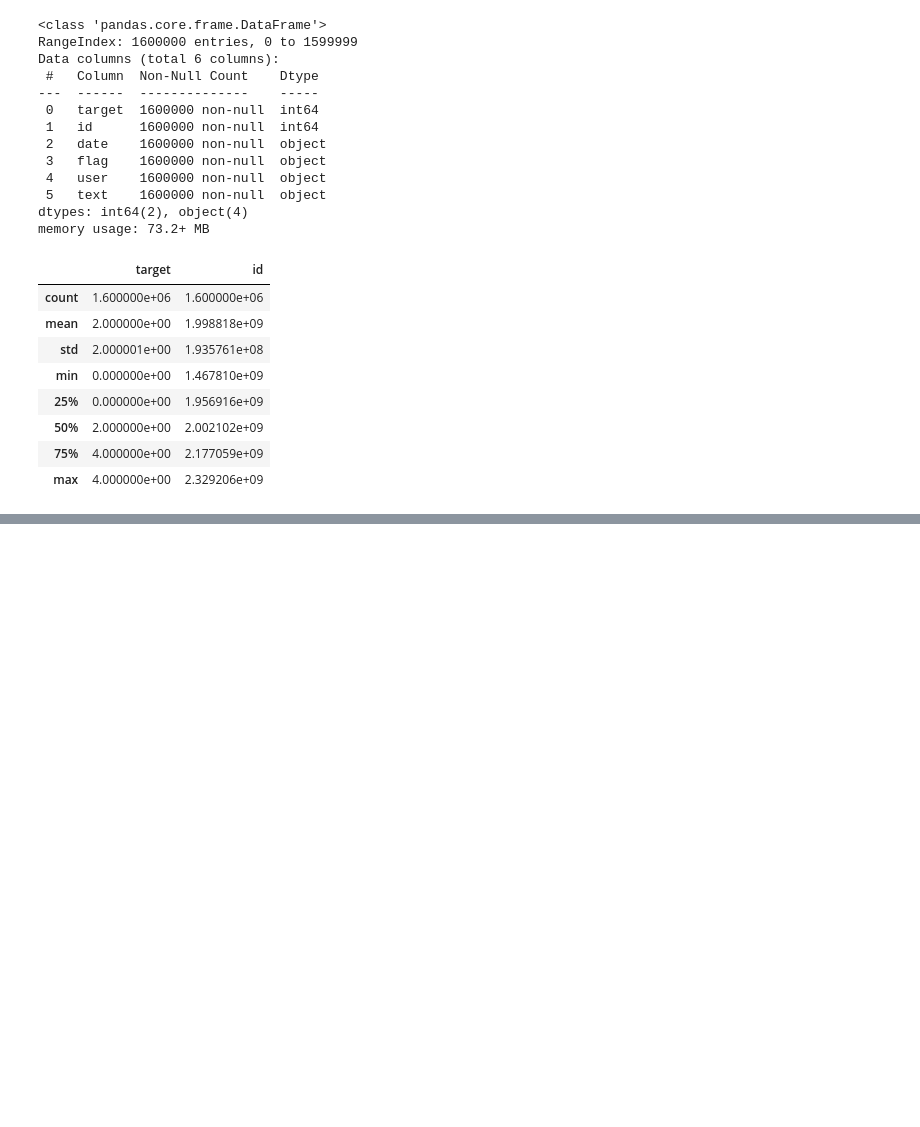
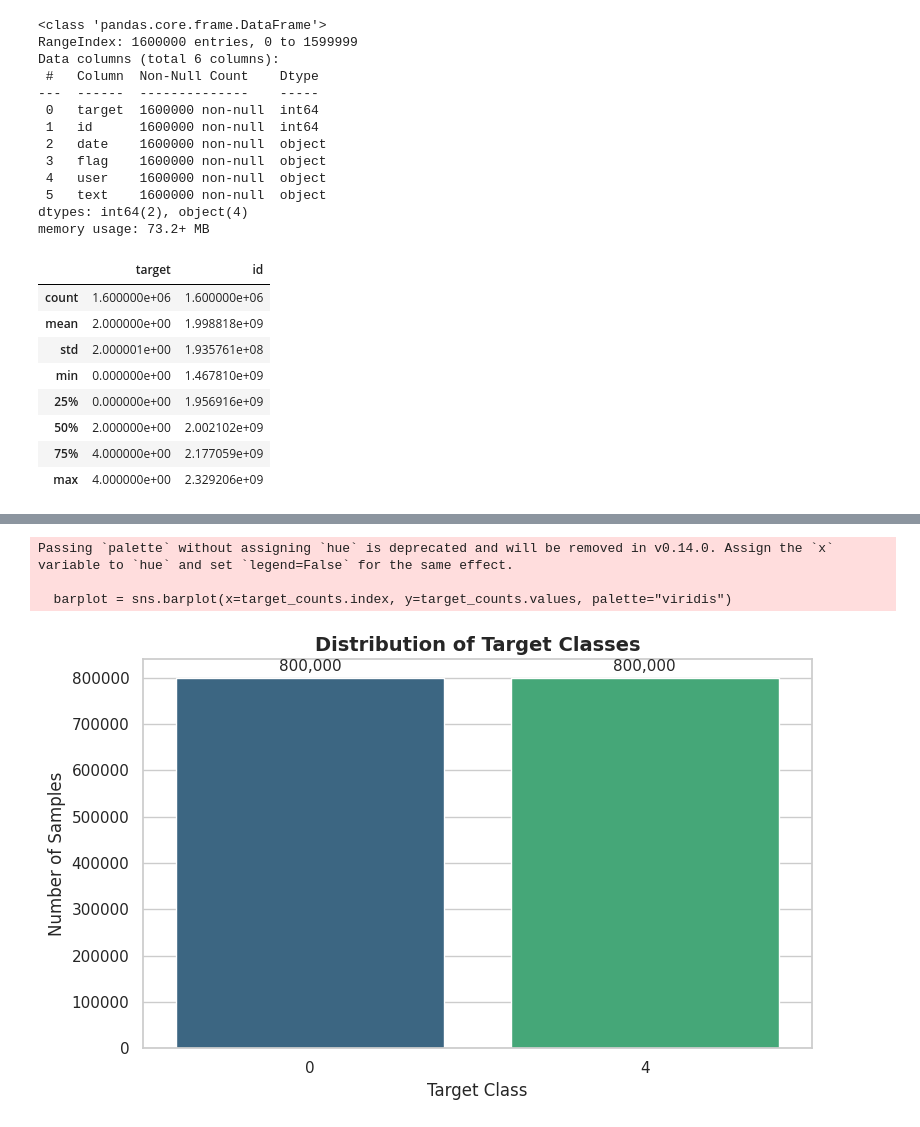
Before and after one commit to ariesslin/ie7500-g1-tweet-sentiment-nlp, a Jupyter notebook: scripts/eda.ipynb, the cells around one changed output, grey strips where cells are left out. Saved outputs shown, nothing was run; the diff lists cells and outputs as text; code cells hidden in the pictures; blank space fills up the shorter version.

```diff
--- a/scripts/eda.ipynb
+++ b/scripts/eda.ipynb
@@ -83,0 +121,8 @@ df.describe()
+# %%
+# first we fix and convert 'date' column to datetime format
+df['date'] = pd.to_datetime(df['date'], errors='coerce')
+
+# Create a new column for year
+df['year'] = df['date'].dt.year
+
+df.head()
@@ -83,0 +136,32 @@ df.describe()
+# %%
+# we now start visualizing the distributions of the target
+
+# Set a clean visual style
+sns.set(style="whitegrid")
+
+# Calculate value counts
+target_counts = df['target'].value_counts().sort_index()
+
+# Create the bar plot
+plt.figure(figsize=(8, 5))
+barplot = sns.barplot(x=target_counts.index, y=target_counts.values, palette="viridis")
+
+# Add value labels on bars
+for i, value in enumerate(target_counts.values):
+    plt.text(i, value + max(target_counts.values)*0.01, f'{value:,}',
+             ha='center', va='bottom', fontsize=11)
+
+# Titles and labels
+plt.title('Distribution of Target Classes', fontsize=14, fontweight='bold')
+plt.xlabel('Target Class', fontsize=12)
+plt.ylabel('Number of Samples', fontsize=12)
+plt.xticks(fontsize=11)
+plt.yticks(fontsize=11)
+plt.tight_layout()
+
+plt.show()
+# %% [output]
+Passing `palette` without assigning `hue` is deprecated and will be removed in v0.14.0. Assign the `x` variable to `hue` and set `legend=False` for the same effect.
+
+  barplot = sns.barplot(x=target_counts.index, y=target_counts.values, palette="viridis")
+[figure, added]
```
Also changed, not shown: parts of 18 cells of this notebook.
